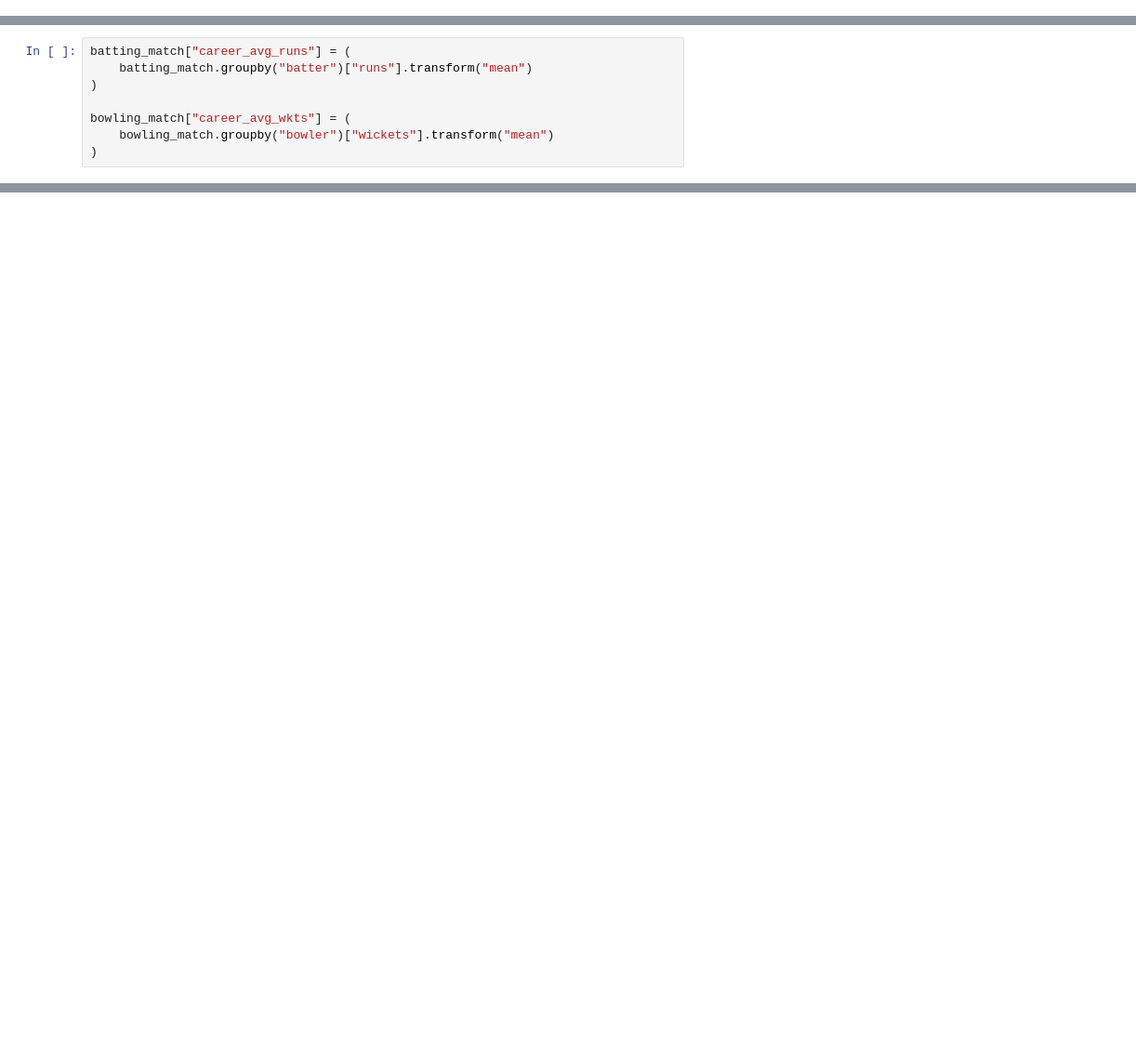
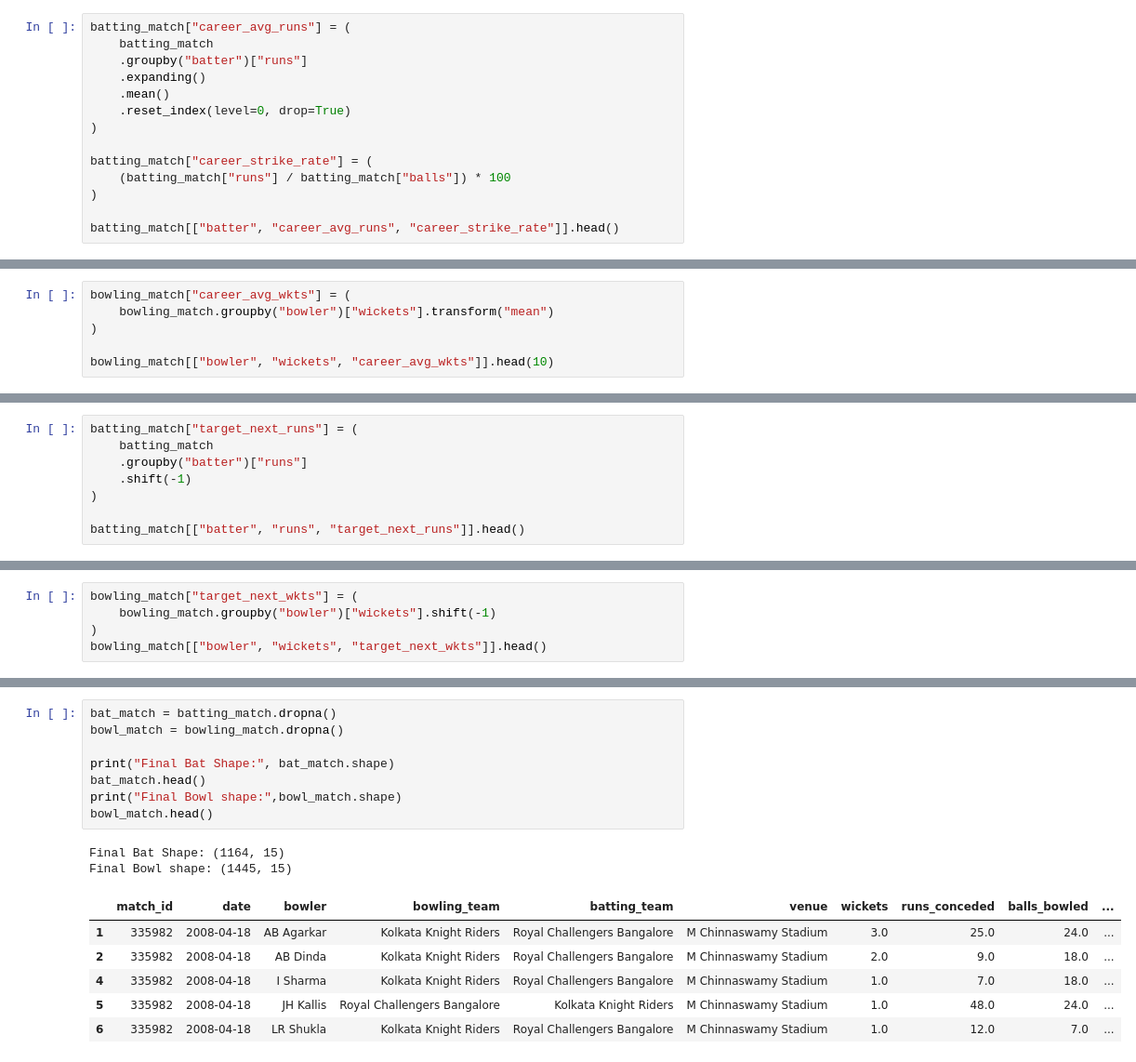
Before and after one commit to mentor-pranaya/Cricket-Player-Performance-Prediction, a Jupyter notebook: feature_eng.ipynb, the cells around one changed output, grey strips where cells are left out. Shown at 93% size. Cells and saved outputs as stored; diff of their text form; blank space fills up the shorter version.

```diff
--- a/feature_eng.ipynb
+++ b/feature_eng.ipynb
@@ -112,0 +155,14 @@ print(bowling_match[["bowler", "batting_team", "wickets", "avg_wkts_vs_team"]].h
+# %%
+batting_match["career_avg_runs"] = (
+    batting_match
+    .groupby("batter")["runs"]
+    .expanding()
+    .mean()
+    .reset_index(level=0, drop=True)
+)
+
+batting_match["career_strike_rate"] = (
+    (batting_match["runs"] / batting_match["balls"]) * 100
+)
+
+batting_match[["batter", "career_avg_runs", "career_strike_rate"]].head()
@@ -113,8 +176,6 @@ print(bowling_match[["bowler", "batting_team", "wickets", "avg_wkts_vs_team"]].h
 # %%
-batting_match["career_avg_runs"] = (
-    batting_match.groupby("batter")["runs"].transform("mean")
-)
-
 bowling_match["career_avg_wkts"] = (
     bowling_match.groupby("bowler")["wickets"].transform("mean")
 )
+
+bowling_match[["bowler", "wickets", "career_avg_wkts"]].head(10)
@@ -136,0 +194,8 @@ print(bowling_match[["bowler", "wickets", "career_avg_wkts"]].head())
+# %%
+batting_match["target_next_runs"] = (
+    batting_match
+    .groupby("batter")["runs"]
+    .shift(-1)
+)
+
+batting_match[["batter", "runs", "target_next_runs"]].head()
@@ -136,0 +209,5 @@ print(bowling_match[["bowler", "wickets", "career_avg_wkts"]].head())
+# %%
+bowling_match["target_next_wkts"] = (
+    bowling_match.groupby("bowler")["wickets"].shift(-1)
+)
+bowling_match[["bowler", "wickets", "target_next_wkts"]].head()
@@ -136,0 +221,17 @@ print(bowling_match[["bowler", "wickets", "career_avg_wkts"]].head())
+# %%
+bat_match = batting_match.dropna()
+bowl_match = bowling_match.dropna()
+
+print("Final Bat Shape:", bat_match.shape)
+bat_match.head()
+print("Final Bowl shape:",bowl_match.shape)
+bowl_match.head()
+# %% [output]
+Final Bat Shape: (1164, 15)
+Final Bowl shape: (1445, 15)
+|  | match_id | date | bowler | bowling_team | batting_team | venue | wickets | runs_conceded | balls_bowled | ... |
+| 1 | 335982 | 2008-04-18 | AB Agarkar | Kolkata Knight Riders | Royal Challengers Bangalore | M Chinnaswamy Stadium | 3.0 | 25.0 | 24.0 | ... |
+| 2 | 335982 | 2008-04-18 | AB Dinda | Kolkata Knight Riders | Royal Challengers Bangalore | M Chinnaswamy Stadium | 2.0 | 9.0 | 18.0 | ... |
+| 4 | 335982 | 2008-04-18 | I Sharma | Kolkata Knight Riders | Royal Challengers Bangalore | M Chinnaswamy Stadium | 1.0 | 7.0 | 18.0 | ... |
+| 5 | 335982 | 2008-04-18 | JH Kallis | Royal Challengers Bangalore | Kolkata Knight Riders | M Chinnaswamy Stadium | 1.0 | 48.0 | 24.0 | ... |
+| 6 | 335982 | 2008-04-18 | LR Shukla | Kolkata Knight Riders | Royal Challengers Bangalore | M Chinnaswamy Stadium | 1.0 | 12.0 | 7.0 | ... |
```
Also changed, not shown: parts of 18 cells of this notebook, 1 other file.
